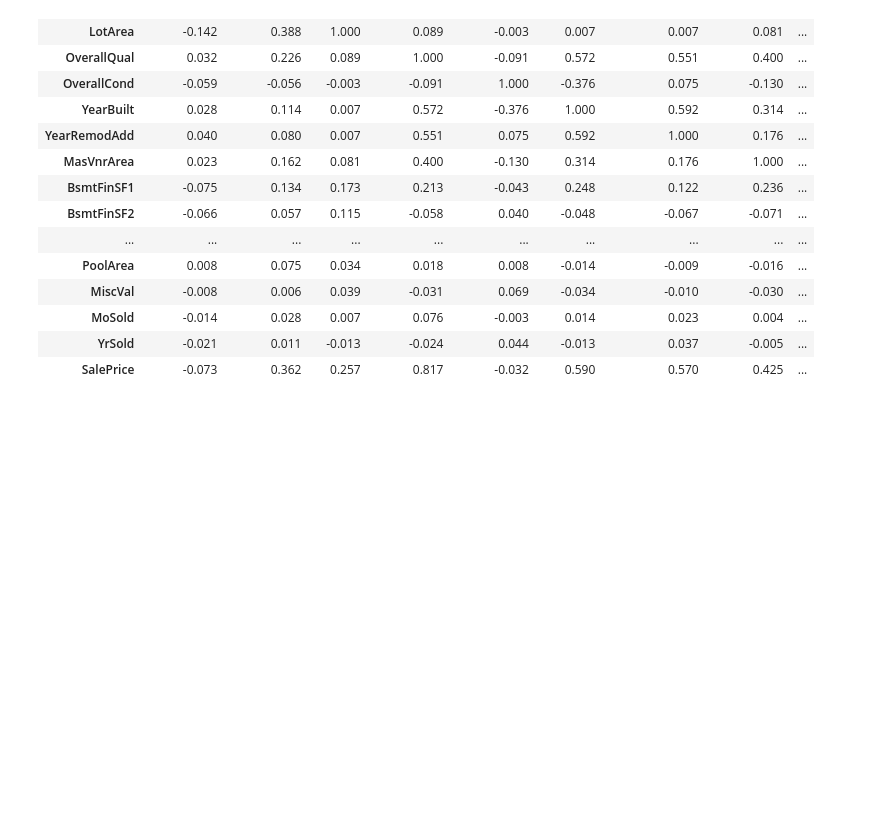
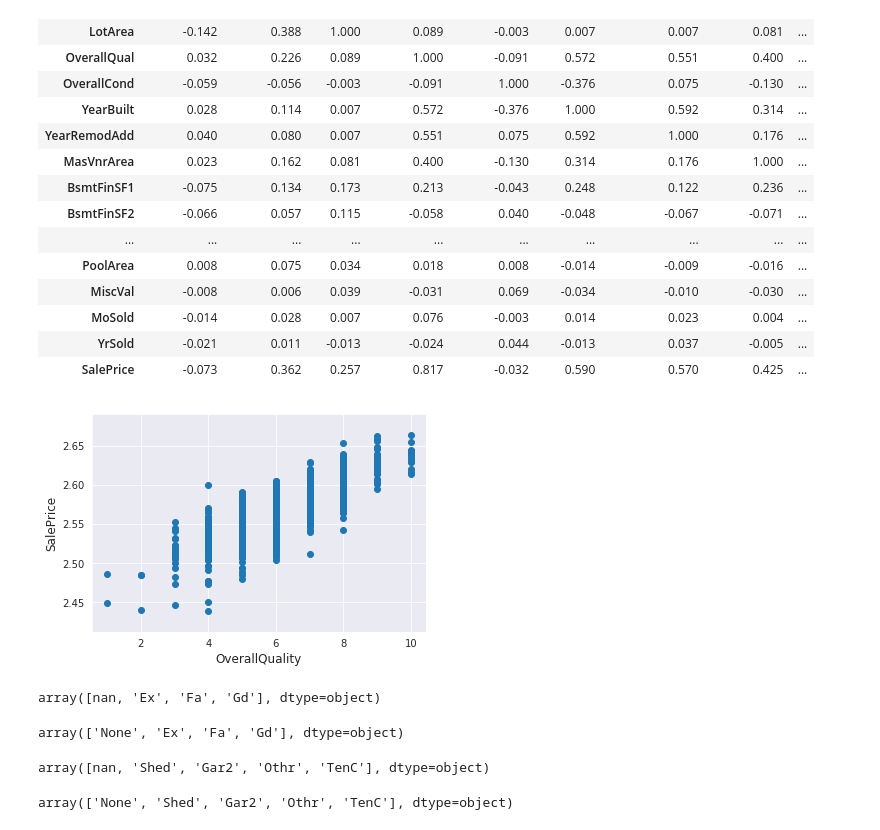
Before and after one commit to amit6604/Scikit-Learn-Tutorials, a Jupyter notebook: House_price.ipynb, the cells around one changed output. Saved outputs shown, nothing was run; the diff lists cells and outputs as text; code cells hidden in the pictures; blank space fills up the shorter version.

```diff
--- a/House_price.ipynb
+++ b/House_price.ipynb
@@ -252,0 +251,12 @@ fig, ax  =
+# %%
+fig, ax  = plt.subplots()
+ax.scatter(x = train.OverallQual, y = train.SalePrice)
+plt.ylabel('SalePrice', fontsize = 12)
+plt.xlabel('OverallQuality', fontsize = 12)
+plt.show()
+# %% [output]
+[figure, added]
+# %%
+Data.PoolQC.unique()
+# %% [output]
+array([nan, 'Ex', 'Fa', 'Gd'], dtype=object)
@@ -252,0 +265,13 @@ fig, ax  =
+# %%
+Data.PoolQC.unique()
+# %% [output]
+array(['None', 'Ex', 'Fa', 'Gd'], dtype=object)
+# %%
+Data.MiscFeature.unique()
+# %% [output]
+array([nan, 'Shed', 'Gar2', 'Othr', 'TenC'], dtype=object)
+# %%
+Data.MiscFeature.fillna('None', inplace = True)
+Data.MiscFeature.unique()
+# %% [output]
+array(['None', 'Shed', 'Gar2', 'Othr', 'TenC'], dtype=object)
```
Also changed, not shown: parts of 12 cells of this notebook.
